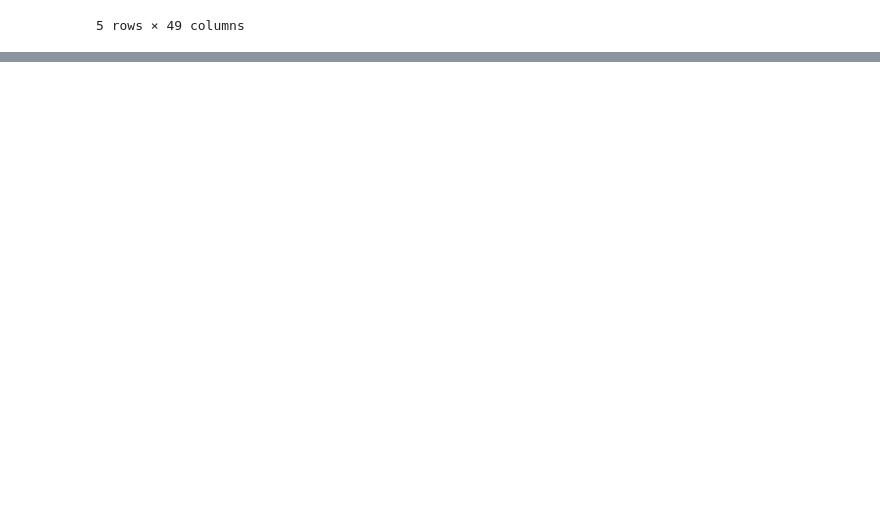
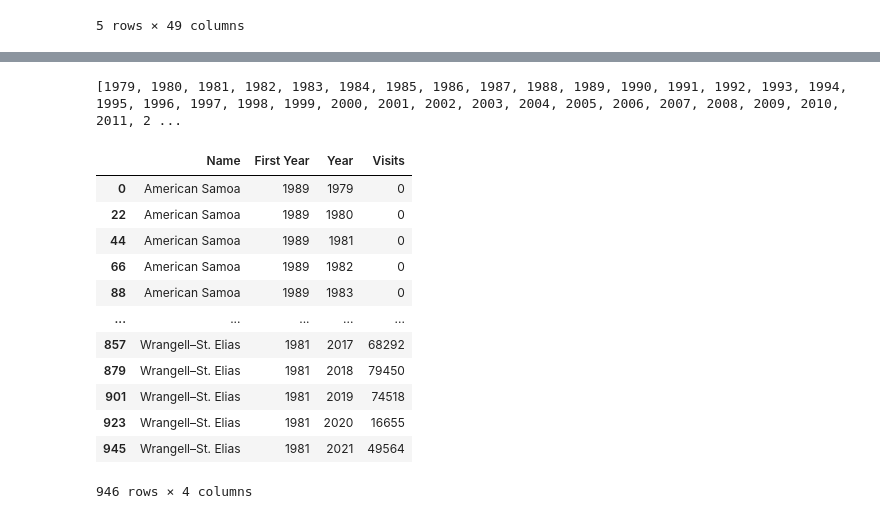
Before and after one commit to carl-schick-ds/national-parks, a Jupyter notebook: national-parks.ipynb, the cells around one changed output, grey strips where cells are left out. Drawn from its saved outputs; the diff is of its cells as text; code cells hidden in the pictures; blank space fills up the shorter version.

```diff
--- a/national-parks.ipynb
+++ b/national-parks.ipynb
@@ -300,0 +312,26 @@ WRST            Wrangell–St. Elias  1980-12-02        1981
+# %%
+# Import visualization libraries
+import matplotlib.pyplot as plt
+import datetime
+import seaborn as sns
+
+base_year = 1979
+this_year = datetime.datetime.today().year
+year_columns = [base_year + i for i in range(this_year - base_year + 1)]
+print(year_columns)
+dfm = park_data_filtered_df.melt(id_vars=['Name', 'First Year'], value_vars=year_columns, var_name='Year', value_name='Visits').sort_values(by=['Name','Year'])
+# %% [output]
+[1979, 1980, 1981, 1982, 1983, 1984, 1985, 1986, 1987, 1988, 1989, 1990, 1991, 1992, 1993, 1994, 1995, 1996, 1997, 1998, 1999, 2000, 2001, 2002, 2003, 2004, 2005, 2006, 2007, 2008, 2009, 2010, 2011, 2 ...
+|  | Name | First Year | Year | Visits |
+| 0 | American Samoa | 1989 | 1979 | 0 |
+| 22 | American Samoa | 1989 | 1980 | 0 |
+| 44 | American Samoa | 1989 | 1981 | 0 |
+| 66 | American Samoa | 1989 | 1982 | 0 |
+| 88 | American Samoa | 1989 | 1983 | 0 |
+| ... | ... | ... | ... | ... |
+| 857 | Wrangell–St. Elias | 1981 | 2017 | 68292 |
+| 879 | Wrangell–St. Elias | 1981 | 2018 | 79450 |
+| 901 | Wrangell–St. Elias | 1981 | 2019 | 74518 |
+| 923 | Wrangell–St. Elias | 1981 | 2020 | 16655 |
+| 945 | Wrangell–St. Elias | 1981 | 2021 | 49564 |
+946 rows × 4 columns
```
Also changed, not shown: parts of 6 cells of this notebook.
